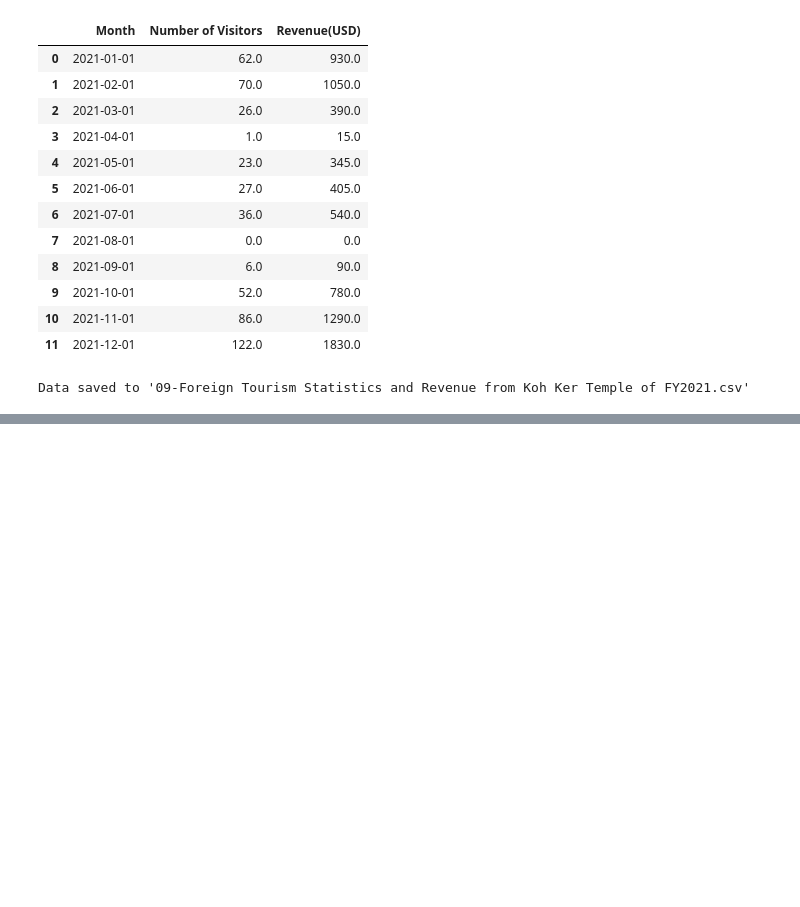
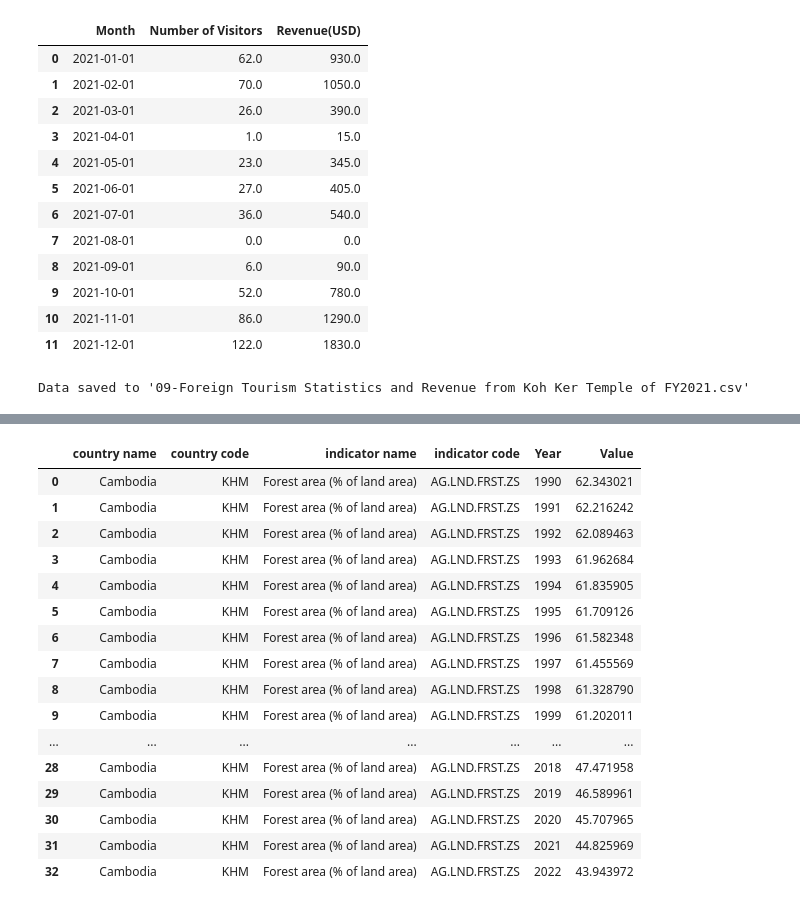
Before and after one commit to KrySenghort/Data-Cleaning-Data-EF, a Jupyter notebook: Code-02.ipynb, the cells around one changed output, grey strips where cells are left out. Saved outputs shown, nothing was run; the diff lists cells and outputs as text; code cells hidden in the pictures; blank space fills up the shorter version.

```diff
--- a/Code-02.ipynb
+++ b/Code-02.ipynb
@@ -362,0 +584,12 @@ Data saved to '09-Foreign Tourism Statistics and Revenue from Koh Ker Temple of
+# %%
+import requests
+
+url = "https://data.mef.gov.kh/api/v1/public-datasets/pd_67624d2c255e6c0001248260/json?page=1&page_size=10"
+response = requests.get(url)
+data02 = response.json()
+
+# Extract the 'items' list
+items = data02['items']
+df = pd.DataFrame(items)
+df = df.drop(columns=['row_number'])
+df
@@ -362,0 +600,30 @@ Data saved to '09-Foreign Tourism Statistics and Revenue from Koh Ker Temple of
+# %%
+# Melt the dataframe: keep only the text columns as identifiers
+df_long = pd.melt(
+    df,
+    id_vars=['country name', 'country code', 'indicator name', 'indicator code'],
+    var_name='Year',
+    value_name='Value'
+)
+
+# Convert 'Year' to integer (optional, but recommended for analysis)
+df_long['Year'] = df_long['Year'].astype(int)
+df_long
+# %% [output]
+|  | country name | country code | indicator name | indicator code | Year | Value |
+| 0 | Cambodia | KHM | Forest area (% of land area) | AG.LND.FRST.ZS | 1990 | 62.343021 |
+| 1 | Cambodia | KHM | Forest area (% of land area) | AG.LND.FRST.ZS | 1991 | 62.216242 |
+| 2 | Cambodia | KHM | Forest area (% of land area) | AG.LND.FRST.ZS | 1992 | 62.089463 |
+| 3 | Cambodia | KHM | Forest area (% of land area) | AG.LND.FRST.ZS | 1993 | 61.962684 |
+| 4 | Cambodia | KHM | Forest area (% of land area) | AG.LND.FRST.ZS | 1994 | 61.835905 |
+| 5 | Cambodia | KHM | Forest area (% of land area) | AG.LND.FRST.ZS | 1995 | 61.709126 |
+| 6 | Cambodia | KHM | Forest area (% of land area) | AG.LND.FRST.ZS | 1996 | 61.582348 |
+| 7 | Cambodia | KHM | Forest area (% of land area) | AG.LND.FRST.ZS | 1997 | 61.455569 |
+| 8 | Cambodia | KHM | Forest area (% of land area) | AG.LND.FRST.ZS | 1998 | 61.328790 |
+| 9 | Cambodia | KHM | Forest area (% of land area) | AG.LND.FRST.ZS | 1999 | 61.202011 |
+| ... | ... | ... | ... | ... | ... | ... |
+| 28 | Cambodia | KHM | Forest area (% of land area) | AG.LND.FRST.ZS | 2018 | 47.471958 |
+| 29 | Cambodia | KHM | Forest area (% of land area) | AG.LND.FRST.ZS | 2019 | 46.589961 |
+| 30 | Cambodia | KHM | Forest area (% of land area) | AG.LND.FRST.ZS | 2020 | 45.707965 |
+| 31 | Cambodia | KHM | Forest area (% of land area) | AG.LND.FRST.ZS | 2021 | 44.825969 |
+| 32 | Cambodia | KHM | Forest area (% of land area) | AG.LND.FRST.ZS | 2022 | 43.943972 |
```
Also changed, not shown: parts of 9 cells of this notebook, 6 other files.
